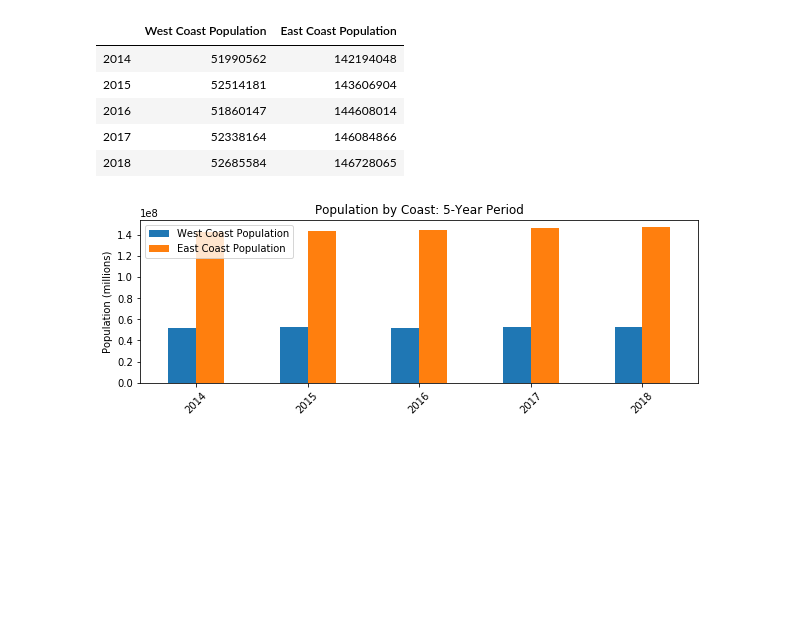
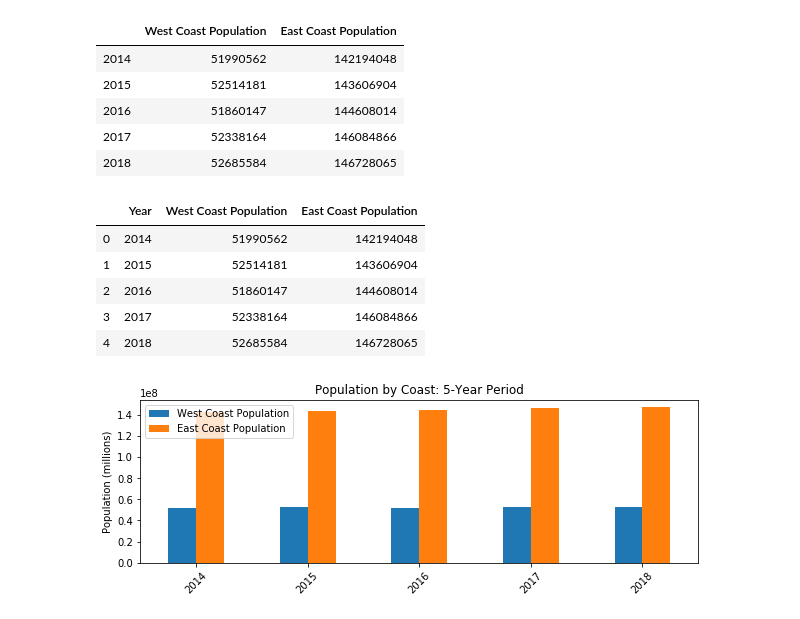
Before and after one commit to saeedakc/Toxic_Situation, a Jupyter notebook: Toxic_Situation_Analysis.ipynb, the cells around one changed output. Drawn from its saved outputs; the diff is of its cells as text; code cells hidden in the pictures; blank space fills up the shorter version.

```diff
--- a/Toxic_Situation_Analysis.ipynb
+++ b/Toxic_Situation_Analysis.ipynb
@@ -27,6 +27,19 @@ new_pop
 | 2016 | 51860147 | 144608014 |
 | 2017 | 52338164 | 146084866 |
 | 2018 | 52685584 | 146728065 |
+# %%
+#Prepare total population data
+csv_file = pd.read_csv("https://media.githubusercontent.com/media/saeedakc/Toxic_Situation/master/output_data/total_pop.csv",thousands=",")
+total_pop = pd.DataFrame(csv_file)
+new_total=total_pop.rename(columns={'Unnamed: 0':'Year'})
+new_total
+# %% [output]
+|  | Year | West Coast Population | East Coast Population |
+| 0 | 2014 | 51990562 | 142194048 |
+| 1 | 2015 | 52514181 | 143606904 |
+| 2 | 2016 | 51860147 | 144608014 |
+| 3 | 2017 | 52338164 | 146084866 |
+| 4 | 2018 | 52685584 | 146728065 |
 # %%
 #total_pop.drop(['Unnamed: 0'],axis=1).plot(kind="bar", figsize=(10,3), rot=45)
 new_pop.plot(kind="bar", figsize=(10,3), rot=45)
```
Also changed, not shown: parts of 5 cells of this notebook, 2 other files.
